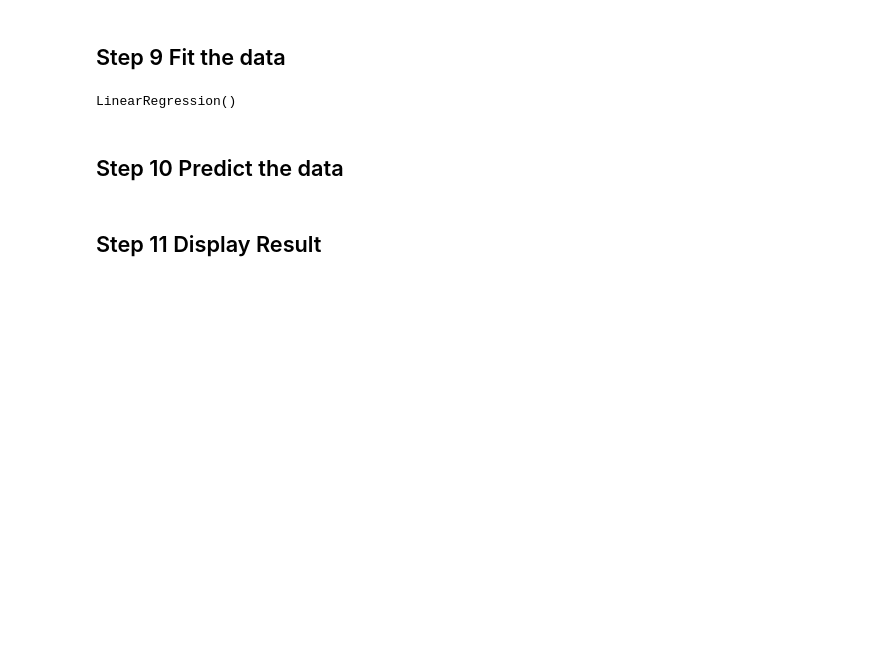
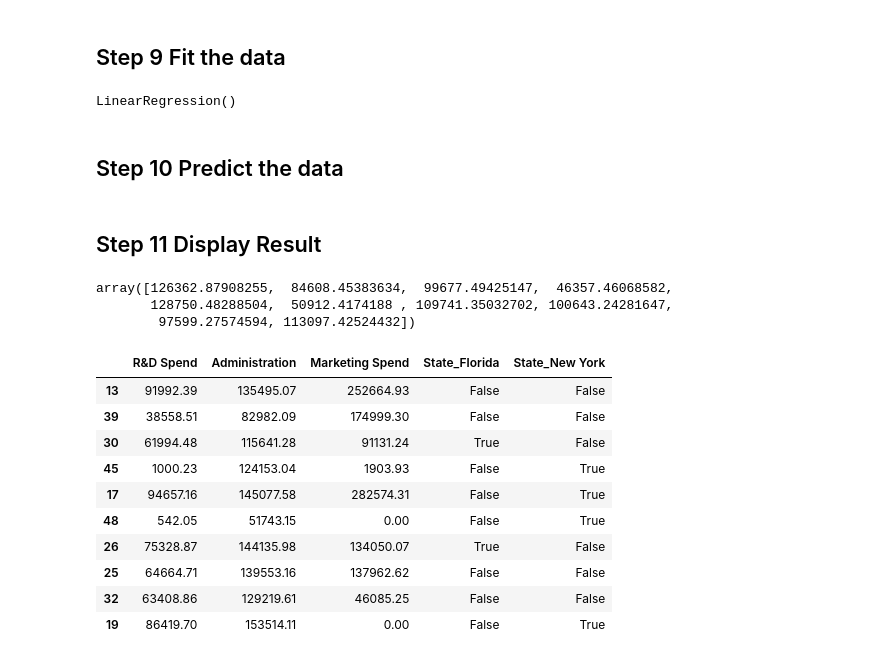
Before and after one commit to Jarvish1xyz/Sem-5, a Jupyter notebook: ML/Lab-4/Lab 4_EMPTY.ipynb, the cells around one changed output. Drawn from its saved outputs; the diff is of its cells as text; code cells hidden in the pictures; blank space fills up the shorter version.

```diff
--- a/ML/Lab-4/Lab 4_EMPTY.ipynb
+++ b/ML/Lab-4/Lab 4_EMPTY.ipynb
@@ -220,4 +220,8 @@ Name: count, dtype: int64
 # %% [markdown]
 ## Step 4 . Splitting dataset in to input and output
 # %%
+x = df.drop(columns=['Profit'])
+x
+y=df.Profit
+y
 # %% [output]
@@ -242,6 +246,8 @@ Name: count, dtype: int64
 ## Step 5 . Convert state Column into Numeric Column
 # %% [markdown]
 ## Step 5.1 .  Perform Transformation
+# %%
+x1 = pd.get_dummies(x, drop_first=True)
 # %%
 x1
 # %% [output]
@@ -281,3 +297,8 @@ LinearRegression()
 ## Step 11  Display Result
 # %%
 # y_test and y_predict
+yPredict
+# %% [output]
+array([126362.87908255,  84608.45383634,  99677.49425147,  46357.46068582,
+       128750.48288504,  50912.4174188 , 109741.35032702, 100643.24281647,
+        97599.27574594, 113097.42524432])
@@ -284 +307,15 @@ LinearRegression()
+# %%
+xTest
+# %% [output]
+|  | R&D Spend | Administration | Marketing Spend | State_Florida | State_New York |
+| 13 | 91992.39 | 135495.07 | 252664.93 | False | False |
+| 39 | 38558.51 | 82982.09 | 174999.30 | False | False |
+| 30 | 61994.48 | 115641.28 | 91131.24 | True | False |
+| 45 | 1000.23 | 124153.04 | 1903.93 | False | True |
+| 17 | 94657.16 | 145077.58 | 282574.31 | False | True |
+| 48 | 542.05 | 51743.15 | 0.00 | False | True |
+| 26 | 75328.87 | 144135.98 | 134050.07 | True | False |
+| 25 | 64664.71 | 139553.16 | 137962.62 | False | False |
+| 32 | 63408.86 | 129219.61 | 46085.25 | False | False |
+| 19 | 86419.70 | 153514.11 | 0.00 | False | True |
 # %%
```
Also changed, not shown: parts of 8 cells of this notebook.
